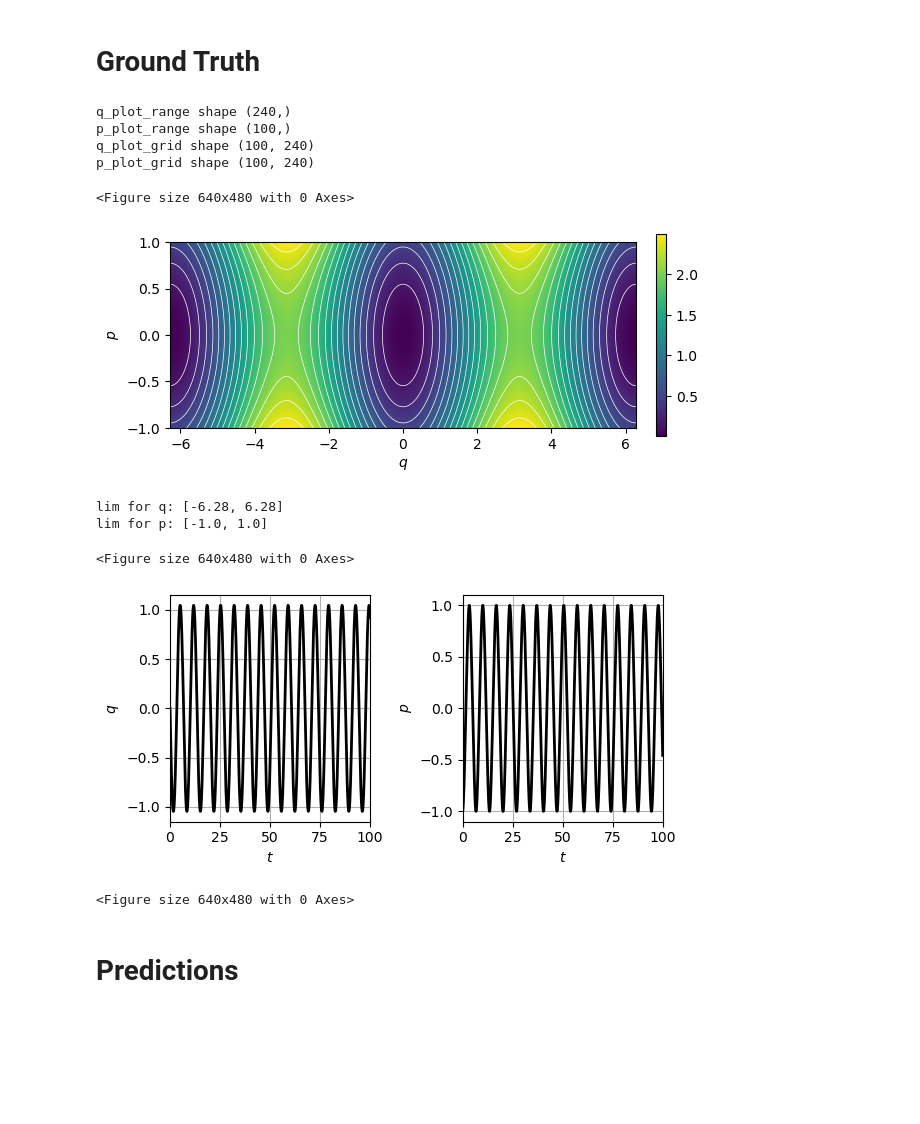
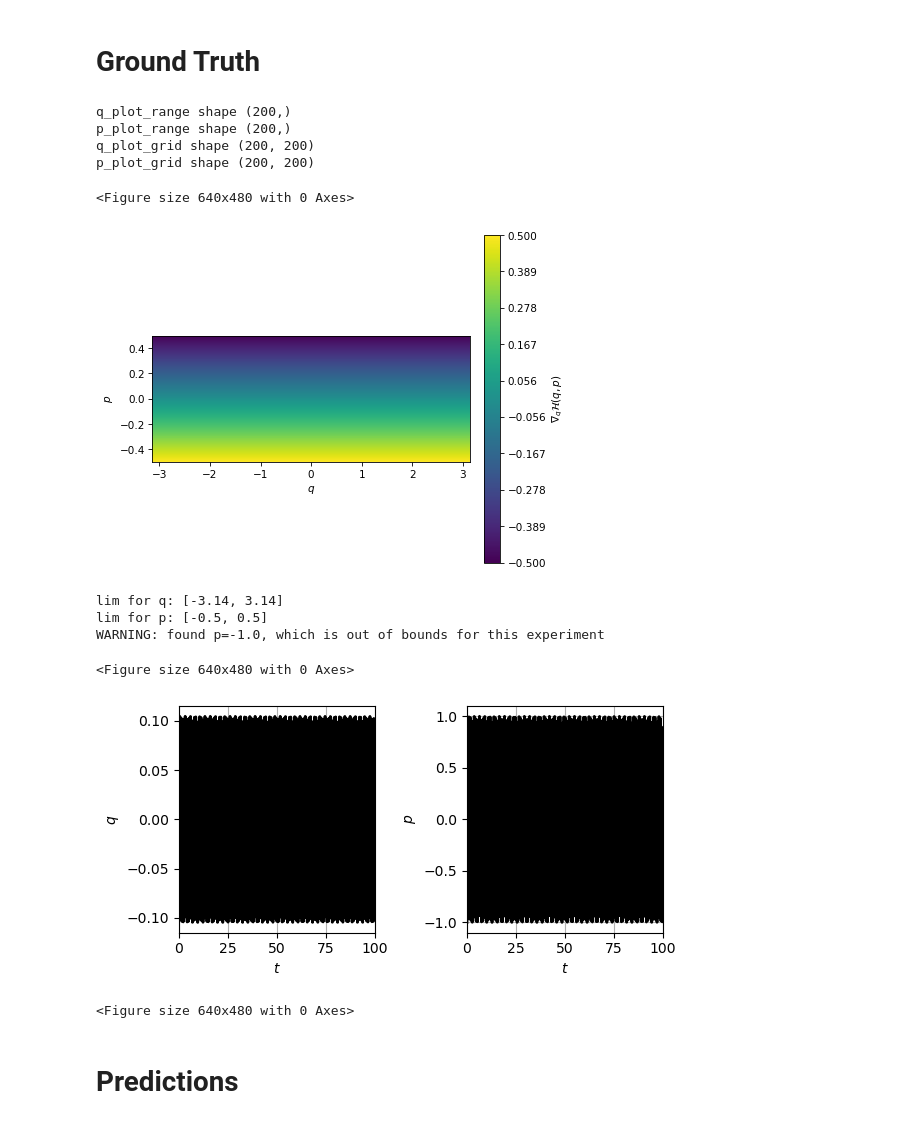
Before and after one commit to AlphaGergedan/Random-HNN, a Jupyter notebook: notebooks/integration/single_pendulum.ipynb, the cells around one changed output. Cells and saved outputs as stored; diff of their text form; code cells hidden in the pictures; blank space fills up the shorter version.

```diff
--- a/notebooks/integration/single_pendulum.ipynb
+++ b/notebooks/integration/single_pendulum.ipynb
@@ -17,11 +17,19 @@ from error_functions.index import l2_error, l2_error_relative, mean_squared_erro
 from utils.grid import generate_grid
 from utils.plot import plot_2d, plot_ground_truth_trajectory_2d, plot_predicted_trajectories_2d, plot_predicted_trajectory_errors, plot_predicted_trajectory_energy
 
-from integrators.explicit_euler import ExplicitEuler
-from integrators.semi_implicit_euler import SemiImplicitEuler
+from integrators.index import ExplicitEuler, SymplecticEuler, SemiImplicitEuler, ImplicitMidpointRule
 
 # interesting result with 240 points only for single pendulum
-EXPERIMENT_DIR = '../../cluster/out/solve-hamil/single-pendulum/2pi-1/[240]qtrain[100]ptrain[1500]neurons_single_pendulum.pkl'
+#EXPERIMENT_DIR = '../../cluster/out/solve-hamil/single-pendulum/2pi-1/[240]qtrain[100]ptrain[1500]neurons_single_pendulum.pkl'
+#EXPERIMENT_DIR = '../../cluster/out/solve-hamil/single-pendulum/f20/pi-0.5/[240]qtrain[100]ptrain[1500]neurons_single_pendulum_20_freq.pkl'
+#EXPERIMENT_DIR = '../../local/out/solve-hamil/single-pendulum/pi-1/n200/r5/625domain[25]qtrain[25]ptrain[200]neurons-3.14to3.14elmbias_single_pendulum.pkl'
+#EXPERIMENT_DIR = '../../local/out/solve-hamil/single-pendulum/pi-1/n200/r5/625domain[25]qtrain[25]ptrain[200]neurons-3.14to3.14elmbias_single_pendulum.pkl'
+#EXPERIMENT_DIR = '../../local/out/solve-hamil/single-pendulum/pi-1/n200/r5/625domain[25]qtrain[25]ptrain[200]neurons-3.14to3.14elmbias_single_pendulum.pkl'
+#EXPERIMENT_DIR = '../../cluster/out/solve-hamil/single-pendulum/2pi-6/[200]qtrain[200]ptrain[1500]neurons_single_pendulum.pkl'
+
+EXPERIMENT_DIR = '../../cluster/out/solve-hamil/single-pendulum/2pi-6/n200/200domain[200]neuronsTrueresampleduplicatesNonenoise_single_pendulum.pkl'
+#EXPERIMENT_DIR = '../../cluster/out/solve-hamil/single-pendulum/f20/pi-0.5/n1500/20000domain[1500]neuronsTrueresampleduplicatesNonenoise_single_pendulum_20_freq.pkl'
+EXPERIMENT_DIR = '../../cluster/out/solve-hamil/single-pendulum/f10/pi-0.5/n1500/20000domain[1500]neuronsTrueresampleduplicatesNonenoise_single_pendulum_10_freq.pkl'
 
 # single pendulum with 20 freq
 #EXPERIMENT_DIR = '../../old_cluster/out/main/single_pendulum_20_freq_domain/random/smaller_domain/M_3000/[240]qtrain[100]ptrain_single_pendulum_20_freq.pkl'
@@ -61,4 +69,7 @@ print(f"- ELM:    {elm_median_error}")
 print(f"- U-SWIM: {uswim_median_error}")
 print(f"- A-SWIM: {aswim_median_error}")
 print(f"- SWIM:   {swim_median_error}")
+
+print(f'ELM bias min: {np.min(ELM[0].biases)}')
+print(f'ELM bias max: {np.max(ELM[0].biases)}')
 # %% [output]
@@ -82,8 +93,13 @@ test function_errors median (l2_error_relative)
 # %% [markdown]
 # **Ground Truth**
 # %%
-#domain_params['q_test_lim'] = [[-6.28, 6.28]]
-#domain_params['p_test_lim'] = [[-6, 6]]
+domain_params['q_test_lim'] = [[-3.14, 3.14]]
+domain_params['p_test_lim'] = [[-0.5, 0.5]]
+domain_params["q_test"] = [200]
+domain_params["p_test"] = [200]
+#single_pendulum = SinglePendulum(g=9.81)
+#H = single_pendulum.H
+#dH = single_pendulum.dH
 
 # plot the ground truth phase space, linearly spaced in the test set range
 [q_plot_range], [p_plot_range], [q_plot_grid], [p_plot_grid] = generate_grid(domain_params["q_test"], domain_params["p_test"],
@@ -93,9 +109,31 @@ print(f'p_plot_range shape {p_plot_range.shape}')
 print(f'q_plot_grid shape {q_plot_grid.shape}')
 print(f'p_plot_grid shape {p_plot_grid.shape}')
 x_plot  = np.column_stack([q_plot_grid.flatten(), p_plot_grid.flatten()]) # (N,2)
-y_plot = H(x_plot).reshape((domain_params["p_test"][0], domain_params["q_test"][0]))
-plot_2d(y_plot, q_plot_range, p_plot_range, extent=domain_params["q_test_lim"][0] + domain_params["p_test_lim"][0], contourlines=20, xlabel=r'$q$', ylabel=r'$p$',
-        aspect=2.5, verbose=True, save='single_pendulum_ground_truth_phase.pdf')
+y_plot = dH(x_plot)[:,1].reshape((domain_params["p_test"][0], domain_params["q_test"][0]))
+#y_plot = H(x_plot).reshape((domain_params["p_test"][0], domain_params["q_test"][0]))
+
+# used for 2pi-6 single pendulum
+plot_2d(y_plot, q_plot_range, p_plot_range, extent=domain_params["q_test_lim"][0] + domain_params["p_test_lim"][0], contourlines=0, xlabel=r'$q$', ylabel=r'$p$',
+        aspect=2.5, verbose=True, save='single_pendulum_10_freq_ground_truth_phase_gradient_p.pdf', dpi=75, colorbar_v=10)
+
+# used for 2pi-1 single pendulum
+#plot_2d(y_plot, q_plot_range, p_plot_range, extent=domain_params["q_test_lim"][0] + domain_params["p_test_lim"][0], contourlines=10, xlabel=r'$q$', ylabel=r'$p$',
+#        aspect=2.5, verbose=True, save='single_pendulum_ground_truth_phase.pdf', dpi=65, colorbar_v=5)
+
+# used for frequency scaling f10
+#plot_2d(y_plot, q_plot_range, p_plot_range, extent=domain_params["q_test_lim"][0] + domain_params["p_test_lim"][0], contourlines=5, xlabel=r'$q$', ylabel=r'$p$',
+        #aspect=2.5, verbose=True, save='single_pendulum_ground_truth_phase.pdf', dpi=100, colorbar_v=5)
+
+# used for frequency scaling f15
+#plot_2d(y_plot, q_plot_range, p_plot_range, extent=domain_params["q_test_lim"][0] + domain_params["p_test_lim"][0], contourlines=4, xlabel=r'$q$', ylabel=r'$p$',
+#        aspect=2.5, verbose=True, save='single_pendulum_ground_truth_phase.pdf', dpi=100, colorbar_v=5)
+
+
+# f20
+#plot_2d(y_plot, q_plot_range, p_plot_range, extent=domain_params["q_test_lim"][0] + domain_params["p_test_lim"][0], contourlines=4, xlabel=r'$q$', ylabel=r'$p$',
+#        aspect=2.5, verbose=True, save='single_pendulum_ground_truth_phase.pdf', dpi=100, colorbar_v=5)
+
+
 
 def dt_true(t, x):
     """
@@ -107,42 +145,43 @@ def dt_true(t, x):
 
 # RK45
 t_span = [0, 100]
 n_steps = 1000
 t_eval = np.linspace(t_span[0], t_span[1], n_steps)
 y0 = [0, -1]
 
 pendulum_motion_true = solve_ivp(dt_true, t_span, y0, dense_output=False, t_eval=t_eval, rtol=1e-13)
 # get integrated trajectories of shape (N,2)
 traj_true = pendulum_motion_true.y.T
 
 q_train_lim_start = experiment['domain_params']['q_train_lim'][0][0]
 q_train_lim_end = experiment['domain_params']['q_train_lim'][0][1]
 p_train_lim_start = experiment['domain_params']['p_train_lim'][0][0]
 p_train_lim_end = experiment['domain_params']['p_train_lim'][0][1]
 print(f"lim for q: [{q_train_lim_start}, {q_train_lim_end}]")
 print(f"lim for p: [{p_train_lim_start}, {p_train_lim_end}]")
 if np.any(traj_true[:,0] < q_train_lim_start):
     print(f"WARNING: found q={np.min(traj_true[:,0])}, which is out of bounds for this experiment")
 elif np.any(traj_true[:,0] > q_train_lim_end):
     print(f"WARNING: found q={np.max(traj_true[:,0])}, which is out of bounds for this experiment")
 
 if np.any(traj_true[:,1] < p_train_lim_start):
     print(f"WARNING: found p={np.min(traj_true[:,1])}, which is out of bounds for this experiment")
 elif np.any(traj_true[:,1] > p_train_lim_end):
     print(f"WARNING: found p={np.max(traj_true[:,1])}, which is out of bounds for this experiment")
 
 plot_ground_truth_trajectory_2d(t_span, t_eval, traj_true, verbose=True, save='single_pendulum_ground_truth_integration_rk45.pdf', linewidth=2)
 # %% [output]
-q_plot_range shape (240,)
-p_plot_range shape (100,)
-q_plot_grid shape (100, 240)
-p_plot_grid shape (100, 240)
+q_plot_range shape (200,)
+p_plot_range shape (200,)
+q_plot_grid shape (200, 200)
+p_plot_grid shape (200, 200)
 <Figure size 640x480 with 0 Axes>
-[figure, old version]
+[figure, new version]
-lim for q: [-6.28, 6.28]
-lim for p: [-1.0, 1.0]
+lim for q: [-3.14, 3.14]
+lim for p: [-0.5, 0.5]
+WARNING: found p=-1.0, which is out of bounds for this experiment
 <Figure size 640x480 with 0 Axes>
-[figure, old version]
+[figure, new version]
 <Figure size 640x480 with 0 Axes>
 # %% [markdown]
 # **Predictions**
```
Also changed, not shown: parts of 7 cells of this notebook, 6 other files.
